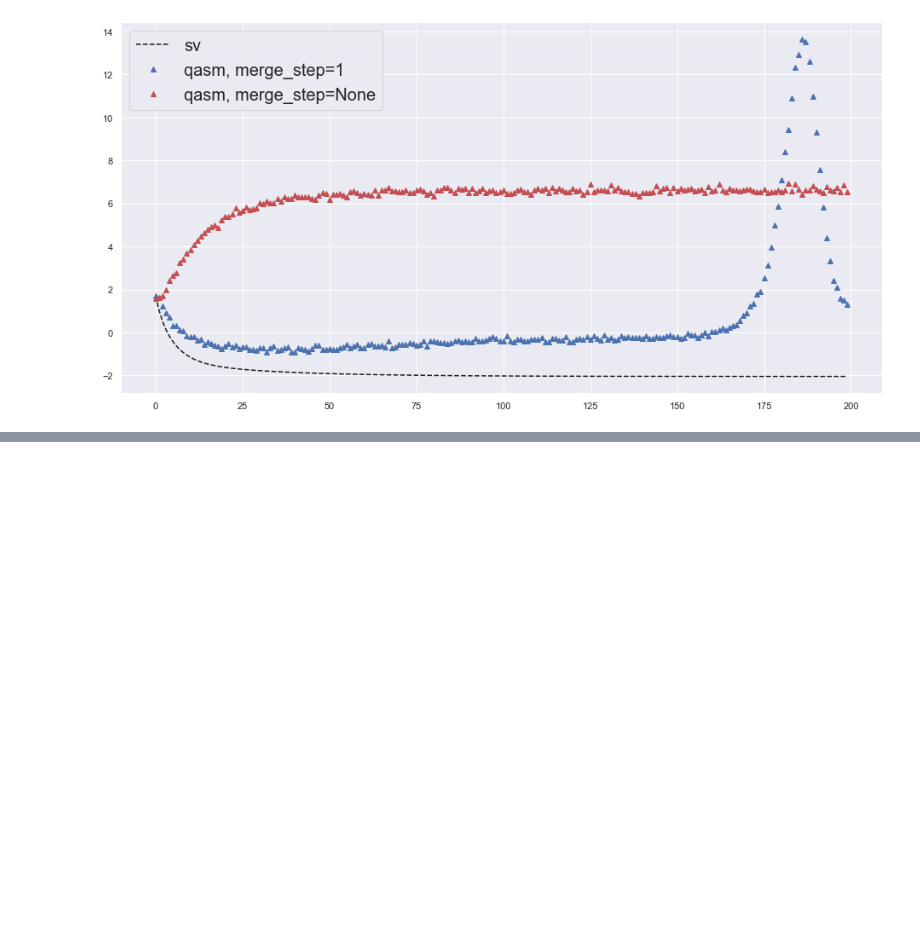
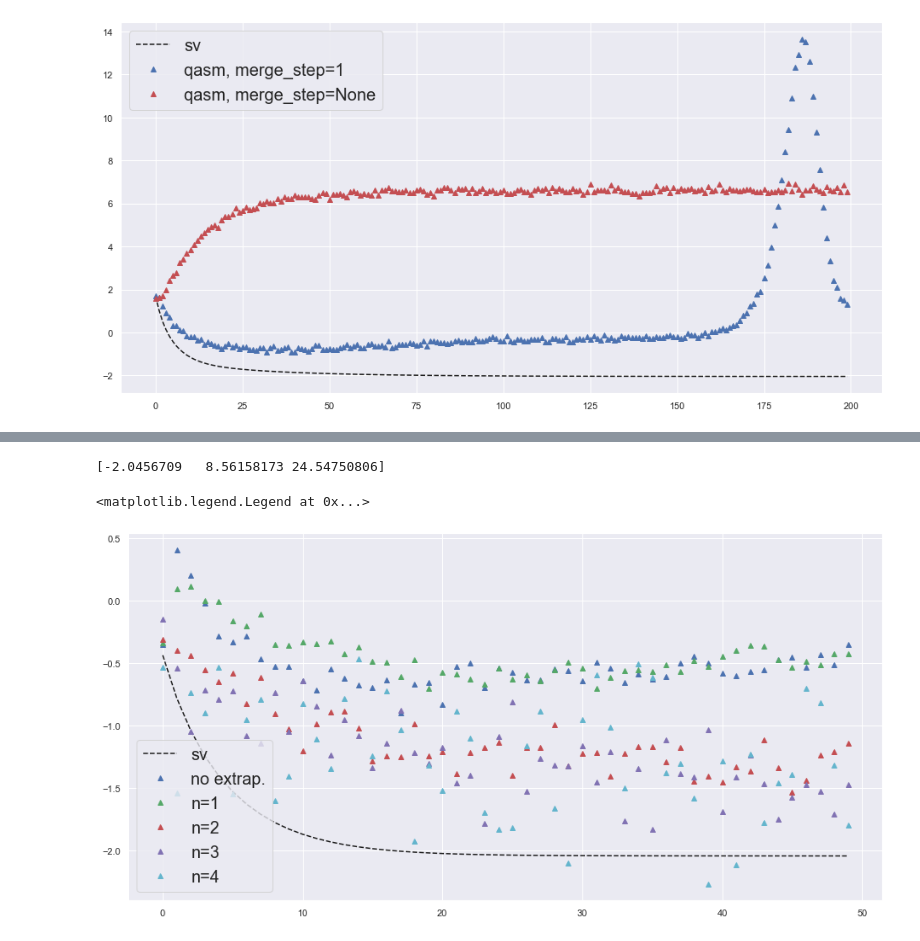
Before and after one commit to aemccoy/GrayCode-QubitEncoding, a Jupyter notebook: notebooks/deuteron-qite-noisy.ipynb, the cells around one changed output, grey strips where cells are left out. Drawn from its saved outputs; the diff is of its cells as text; code cells hidden in the pictures; blank space fills up the shorter version.

```diff
--- a/notebooks/deuteron-qite-noisy.ipynb
+++ b/notebooks/deuteron-qite-noisy.ipynb
@@ -494,0 +550,16 @@ plt.legend(prop={'size': 20})
+# %%
+eigs,_=eigh(H)
+print(eigs)
+time=[t for t in range(parameters['N_time_steps'])]
+plt.plot(time,energies_sv,'k--',label="sv")
+plt.plot(time,energies_qasm,'b^',label="no extrap.")
+plt.plot(time,extrap_energies[0],'g^',label="n=1")
+plt.plot(time,extrap_energies[1],'r^',label="n=2")
+plt.plot(time,extrap_energies[2],'m^',label="n=3")
+plt.plot(time,extrap_energies[3],'c^',label="n=4")
+# plt.plot(time,energies_no_merge,'r^',label="qasm, merge_step=None")
+plt.legend(prop={'size': 20})
+# %% [output]
+[-2.0456709   8.56158173 24.54750806]
+<matplotlib.legend.Legend at 0x...>
+[figure, added]
```
Also changed, not shown: parts of 9 cells of this notebook, 1 other file.
